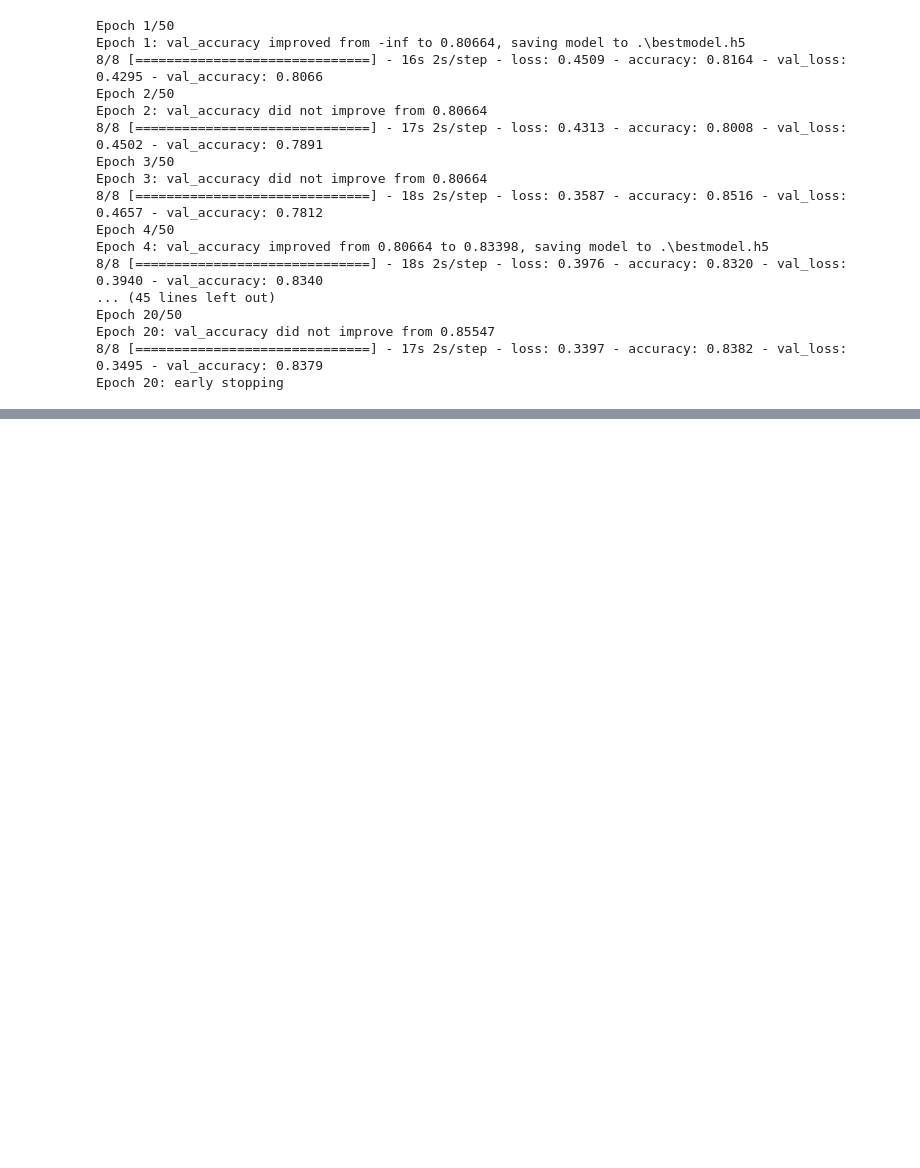
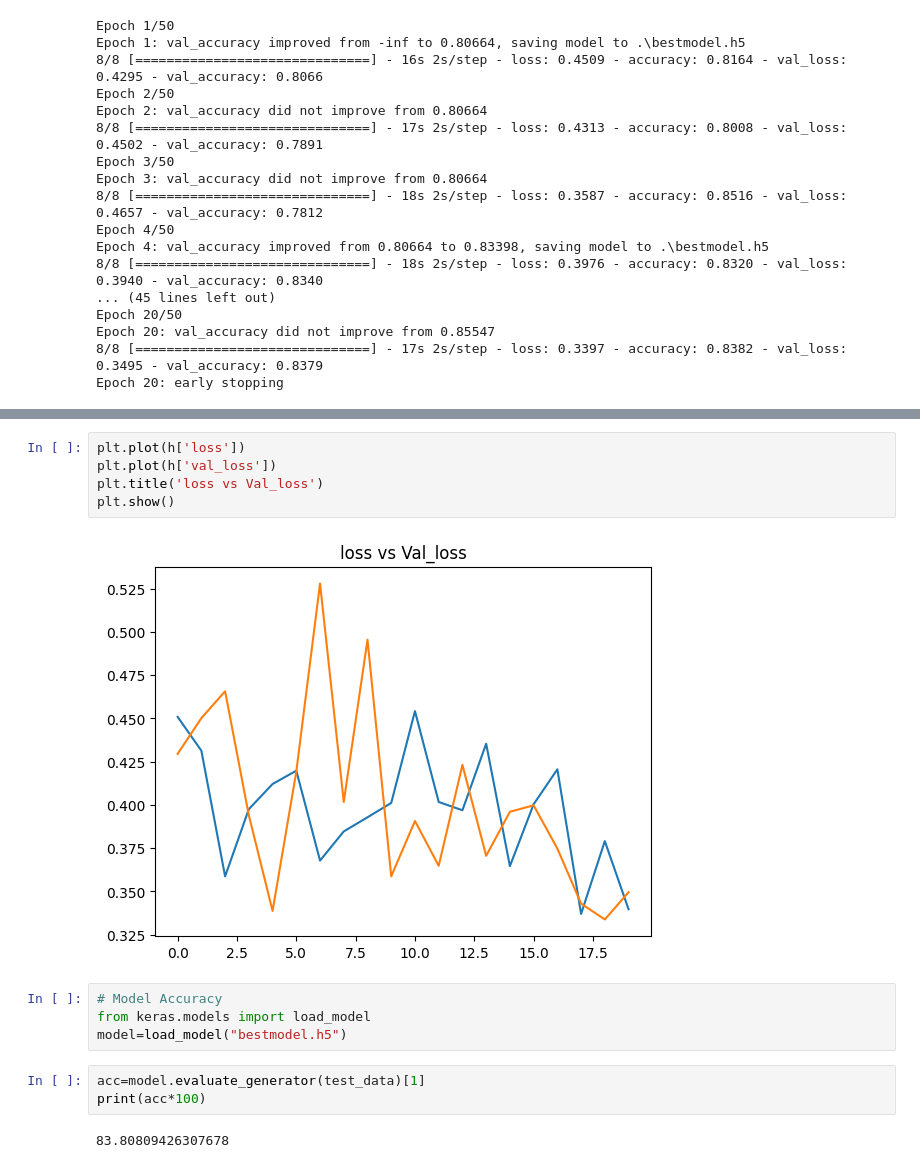
Before and after one commit to Ananttyagi004/Brain_Tumour_Detection, a Jupyter notebook: source.ipynb, the cells around one changed output, grey strips where cells are left out. Drawn from its saved outputs; the diff is of its cells as text; blank space fills up the shorter version.

```diff
--- a/source.ipynb
+++ b/source.ipynb
@@ -158,0 +175,16 @@ Epoch 20: early stopping
+# %%
+plt.plot(h['loss'])
+plt.plot(h['val_loss'])
+plt.title('loss vs Val_loss')
+plt.show()
+# %% [output]
+[figure, added]
+# %%
+# Model Accuracy
+from keras.models import load_model
+model=load_model("bestmodel.h5")
+# %%
+acc=model.evaluate_generator(test_data)[1]
+print(acc*100)
+# %% [output]
+83.80809426307678
```
Also changed, not shown: parts of 3 cells of this notebook.
